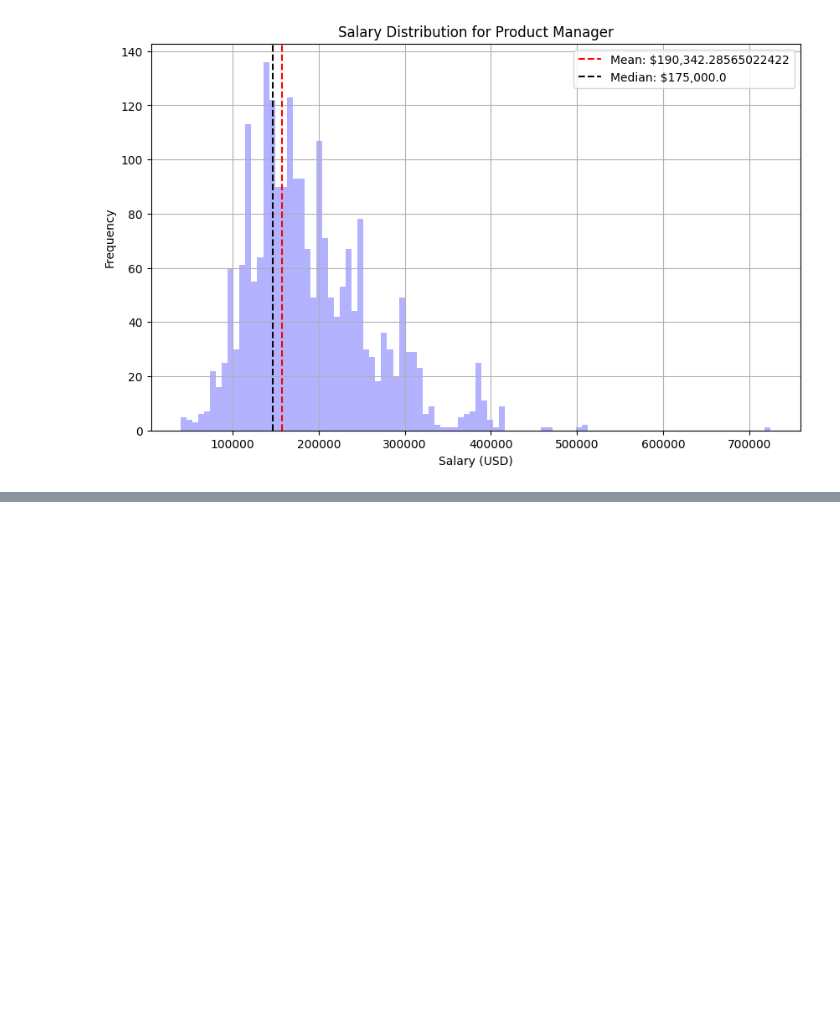
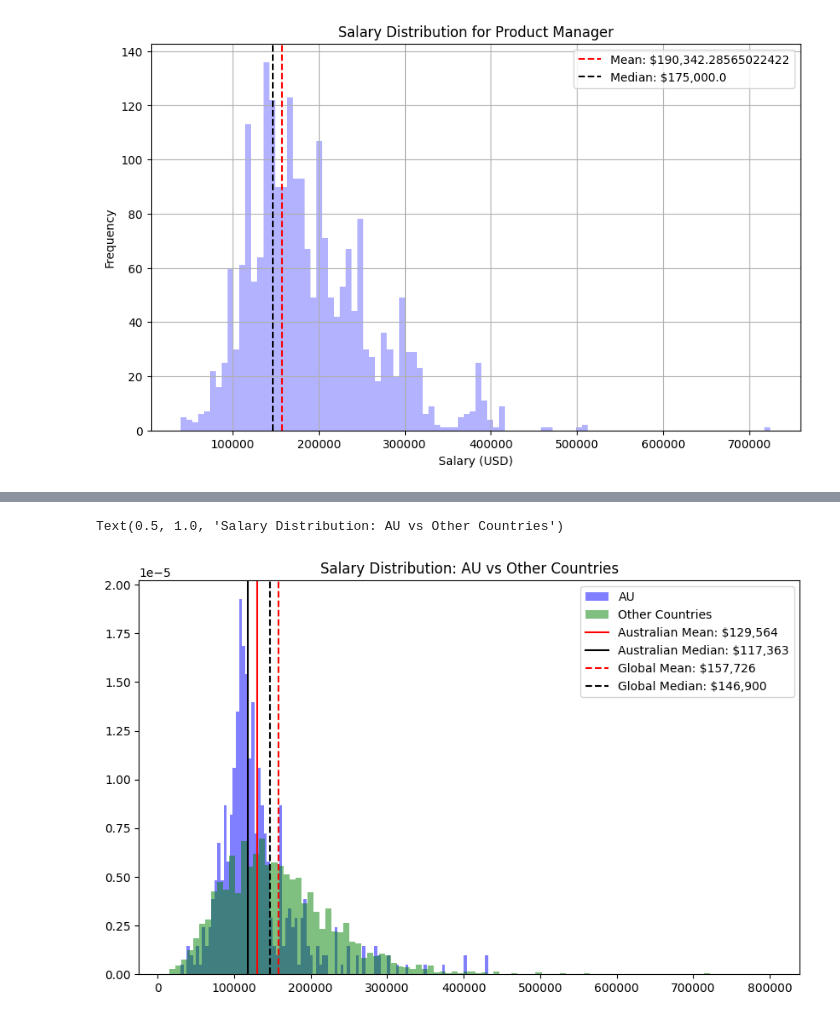
Before and after one commit to rorzor/EDA-AI-ML-DS-Job_Salary, a Jupyter notebook: eda.ipynb, the cells around one changed output, grey strips where cells are left out. Drawn from its saved outputs; the diff is of its cells as text; code cells hidden in the pictures; blank space fills up the shorter version.

Commit message:
added introduction section, initial AU comparison plot

```diff
--- a/eda.ipynb
+++ b/eda.ipynb
@@ -106,0 +134,16 @@ for job_title in top_10_jobs.index:
+# %%
+# lets do another histogram like before, but looking at Australian (AU) salaries against the rest of the world, normalized by the maximum bin frequency
+plt.figure(figsize=(10, 6))
+au_data = df[df['employee_residence'] == 'AU']
+other_data = df[df['employee_residence'] != 'AU']
+plt.hist(au_data['salary_in_usd'], bins=100, alpha=0.5, color='blue', label='AU', density=True)
+plt.hist(other_data['salary_in_usd'], bins=100, alpha=0.5, color='green', label='Other Countries', density=True)
+plt.axvline(au_data['salary_in_usd'].mean(), color='red', linestyle='-', label=f'Australian Mean: ${au_data['salary_in_usd'].mean():,.0f}')
+plt.axvline(au_data['salary_in_usd'].median(), color='black', linestyle='-', label=f'Australian Median: ${au_data['salary_in_usd'].median():,.0f}')
+plt.axvline(other_data['salary_in_usd'].mean(), color='red', linestyle='--', label=f'Global Mean: ${other_data['salary_in_usd'].mean():,.0f}')
+plt.axvline(other_data['salary_in_usd'].median(), color='black', linestyle='--', label=f'Global Median: ${other_data['salary_in_usd'].median():,.0f}')
+plt.legend()
+plt.title('Salary Distribution: AU vs Other Countries')
+# %% [output]
+Text(0.5, 1.0, 'Salary Distribution: AU vs Other Countries')
+[figure, added]
```
Also changed, not shown: parts of 8 cells of this notebook.
